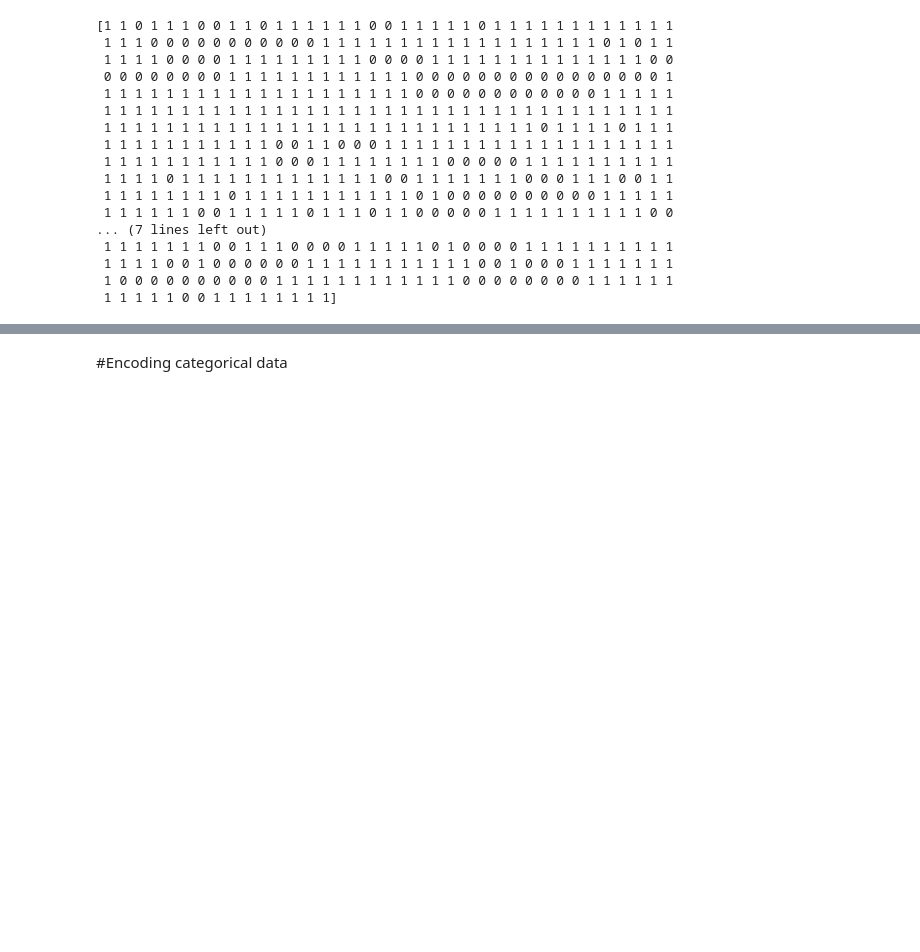
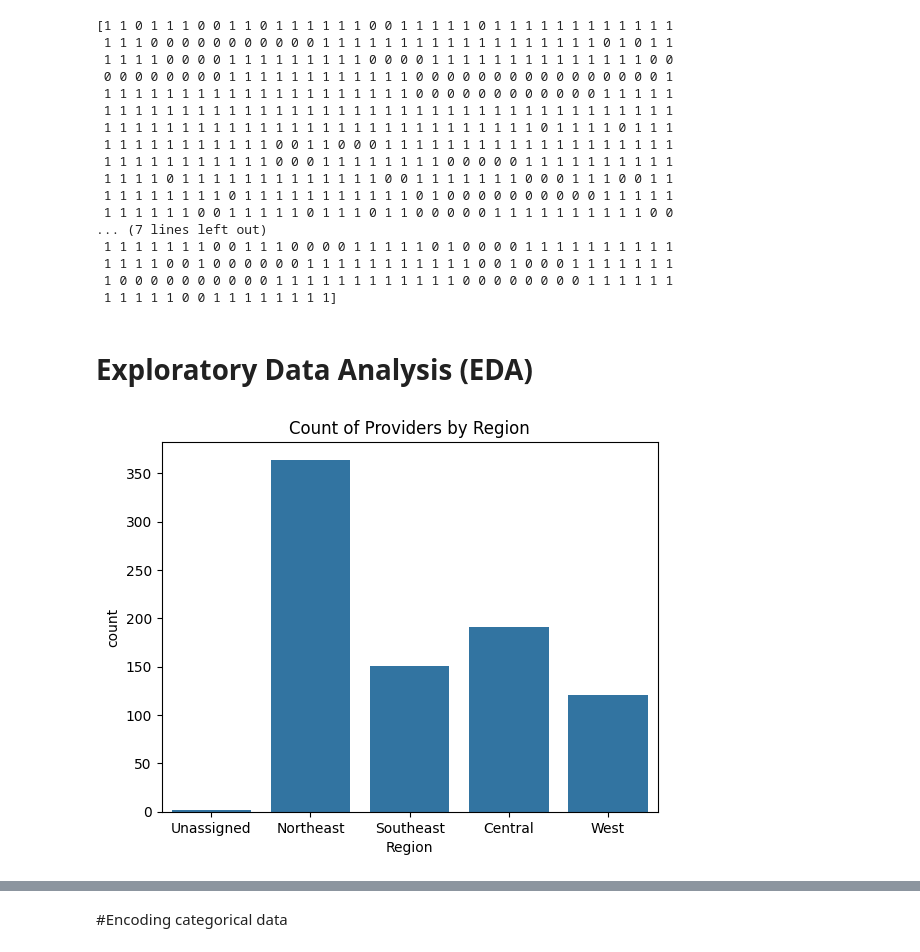
Before and after one commit to JPeebles-DataScientist/Capstone, a Jupyter notebook: PeeblesJ_Propensity_Final.ipynb, the cells around one changed output, grey strips where cells are left out. Drawn from its saved outputs; the diff is of its cells as text; code cells hidden in the pictures; blank space fills up the shorter version.

```diff
--- a/PeeblesJ_Propensity_Final.ipynb
+++ b/PeeblesJ_Propensity_Final.ipynb
@@ -47,3 +51,12 @@ print(y)
  1 1 1 1 0 0 1 0 0 0 0 0 0 1 1 1 1 1 1 1 1 1 1 1 0 0 1 0 0 0 1 1 1 1 1 1 1
  1 0 0 0 0 0 0 0 0 0 0 1 1 1 1 1 1 1 1 1 1 1 1 0 0 0 0 0 0 0 0 1 1 1 1 1 1
  1 1 1 1 1 0 0 1 1 1 1 1 1 1 1]
+# %% [markdown]
+# Exploratory Data Analysis (EDA)
+# %%
+## Count Plot for Categorical Variables
+sns.countplot(x='Region', data=dataset)
+plt.title('Count of Providers by Region')
+plt.show()
+# %% [output]
+[figure, added]
```
Also changed, not shown: parts of 13 cells of this notebook.
